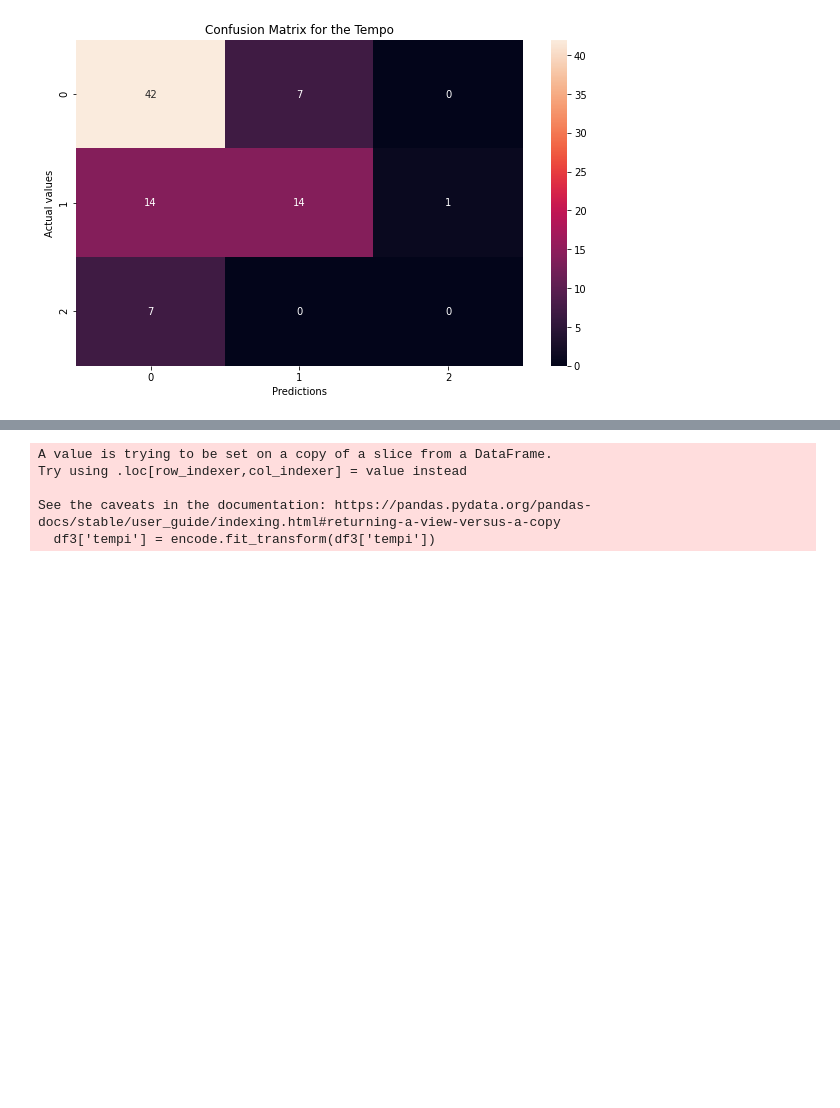
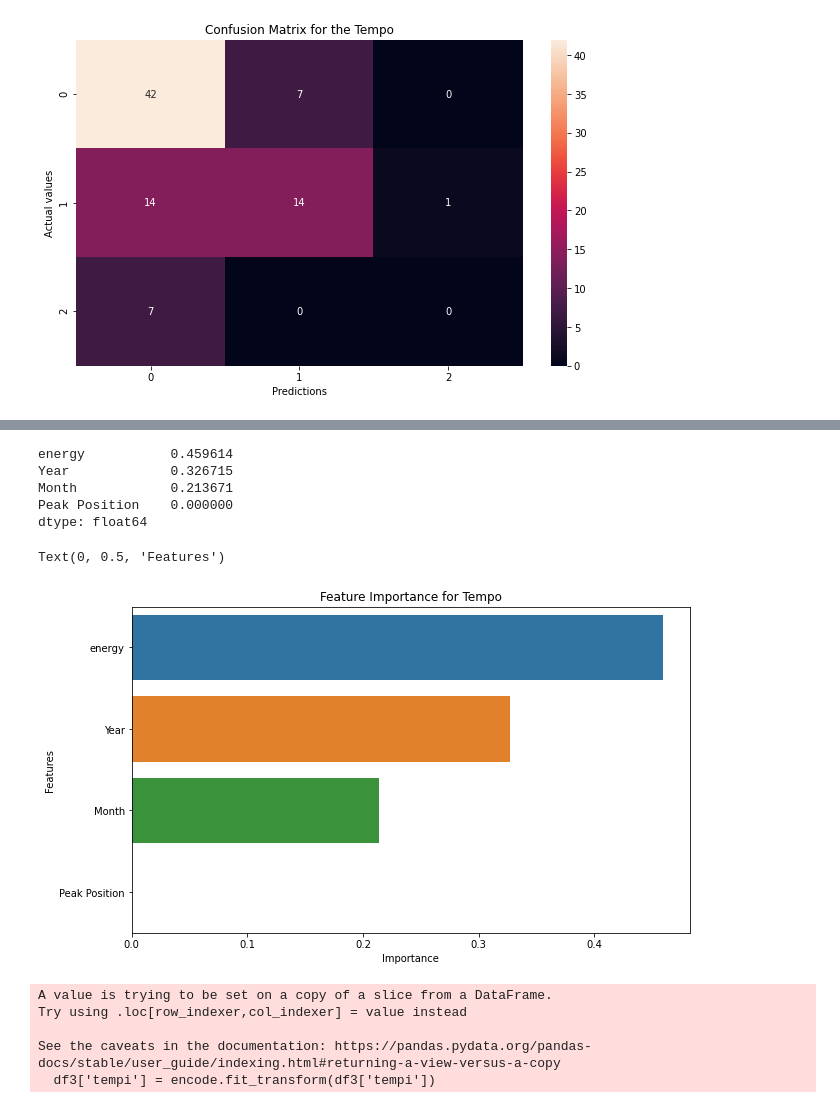
Before and after one commit to mghuneim/418FinalProject, a Jupyter notebook: MatthewsNotebook.ipynb, the cells around one changed output, grey strips where cells are left out. Drawn from its saved outputs; the diff is of its cells as text; code cells hidden in the pictures; blank space fills up the shorter version.

```diff
--- a/MatthewsNotebook.ipynb
+++ b/MatthewsNotebook.ipynb
@@ -511,3 +511,13 @@ plt.title('Confusion Matrix for the Tempo')
 # %% [output]
 Text(0.5, 1.0, 'Confusion Matrix for the Tempo')
 [figure]
+# %%
+from sklearn.ensemble import RandomForestClassifier
+model2 = RandomForestClassifier(n_estimators = 20, random_state = 0)
+# %%
+from sklearn.metrics import accuracy_score
+model2.fit(X_train, y_train)
+predict = model2.predict(X_test)
+print(confusion_matrix(y_test, predict))
+print(classification_report(y_test, predict))
+print('Accuracy score:', accuracy_score(y_test, predict))
@@ -514,3 +539,22 @@ Text(0.5, 1.0, 'Confusion Matrix for the Tempo')
+# %%
+names = ['Peak Position', 'Year', 'Month', 'energy']
+features = pd.Series(model2.feature_importances_, index = names).sort_values(ascending = False)
+features
+# %% [output]
+energy           0.459614
+Year             0.326715
+Month            0.213671
+Peak Position    0.000000
+dtype: float64
+# %%
+figure(figsize = (10, 6))
+sns.barplot(features, features.index)
+plt.title('Feature Importance for Tempo')
+plt.xlabel('Importance')
+plt.ylabel('Features')
+# %% [output]
+Text(0, 0.5, 'Features')
+[figure, added]
 # %%
 from sklearn.linear_model import LinearRegression
 model2 = LinearRegression()
```
Also changed, not shown: parts of 6 cells of this notebook.
